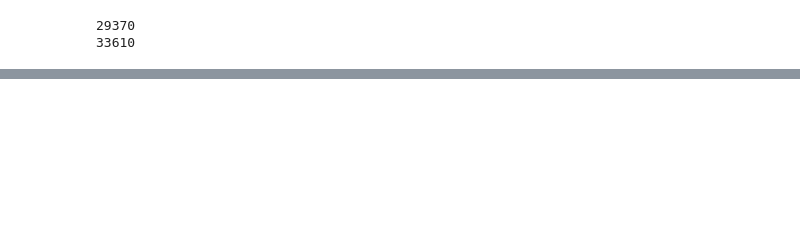
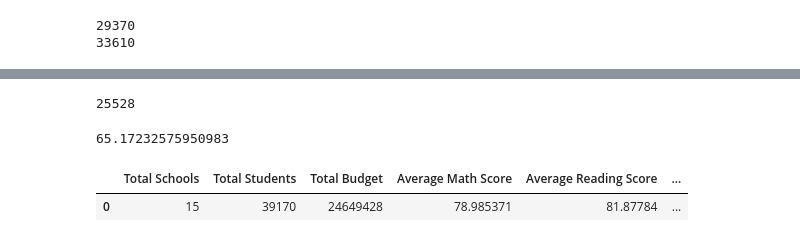
Before and after one commit to rayalli/rayalli-Module-4-exercise, a Jupyter notebook: PyCitySchools.ipynb, the cells around one changed output, grey strips where cells are left out. Drawn from its saved outputs; the diff is of its cells as text; code cells hidden in the pictures; blank space fills up the shorter version.

```diff
--- a/PyCitySchools.ipynb
+++ b/PyCitySchools.ipynb
@@ -471,0 +474,9 @@ print(passing_reading["student_name"].count())
+# %%
+# calculate %s's for math passing and reading
+
+passing_math_percentage = ( float (passing_math_count) / float(student_count)) * 100
+
+passing_reading_percentage = (float (passing_reading_count) / float(student_count)) * 100
+
+print(passing_math_percentage)
+print(passing_reading_percentage)
@@ -471,0 +500,36 @@ print(passing_reading["student_name"].count())
+# %%
+# number of stundents passing math and reading
+
+passing_math_reading_count = passing_math_reading["student_name"].count()
+
+# Print number of students passing math and reading
+print(passing_math_reading_count)
+# %% [output]
+25528
+# %%
+# % of students that pass math and reading
+
+passing_math_reading_percentage = ( float (passing_math_reading_count) / float (student_count) )* 100
+
+#print % number of students passing math and reading
+
+print(passing_math_reading_percentage)
+# %% [output]
+65.17232575950983
+# %%
+#adding a list of values with keys to create a new Data frame for District level summary
+
+district_summary_df = pd.DataFrame(
+                    [{"Total Schools":  school_count,
+                     "Total Students": student_count,
+                     "Total Budget": total_budget,
+                     "Average Math Score": average_math_score,
+                     "Average Reading Score": average_reading_score,
+                     "% Passing Math:": passing_math_percentage,
+                     "% Passing Reading": passing_reading_percentage,
+                     "% Overrall Passing": passing_math_reading_percentage}])
+
+district_summary_df
+# %% [output]
+|  | Total Schools | Total Students | Total Budget | Average Math Score | Average Reading Score | ... |
+| 0 | 15 | 39170 | 24649428 | 78.985371 | 81.87784 | ... |
```
Also changed, not shown: parts of 4 cells of this notebook.
